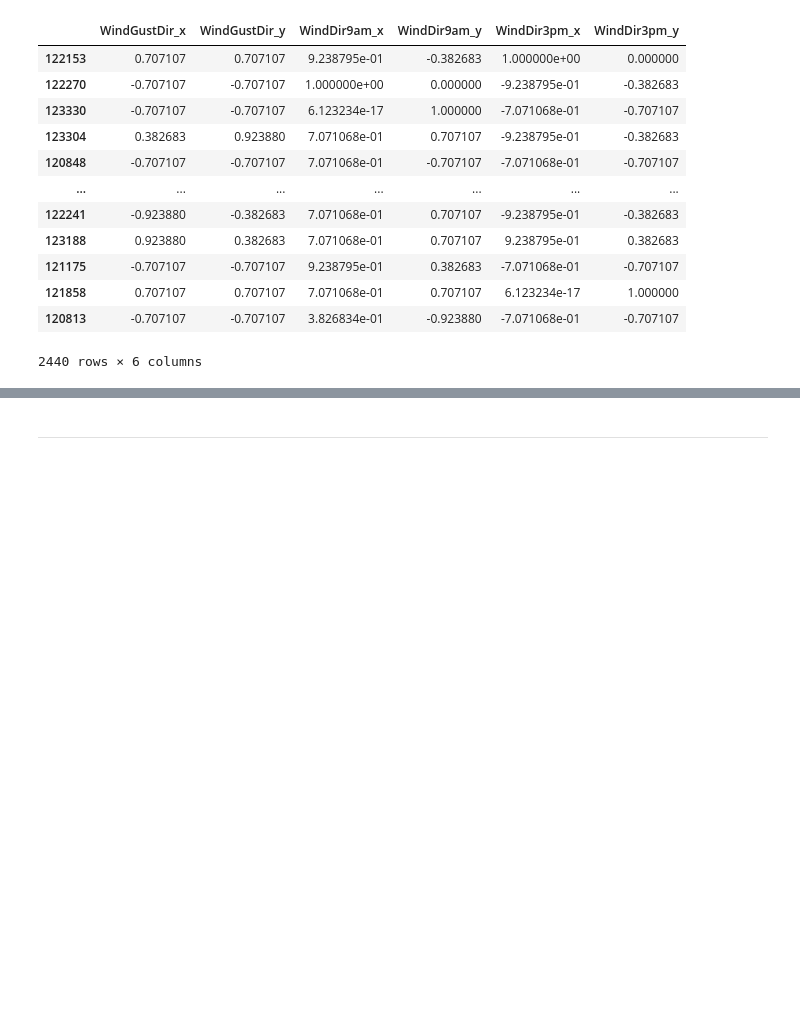
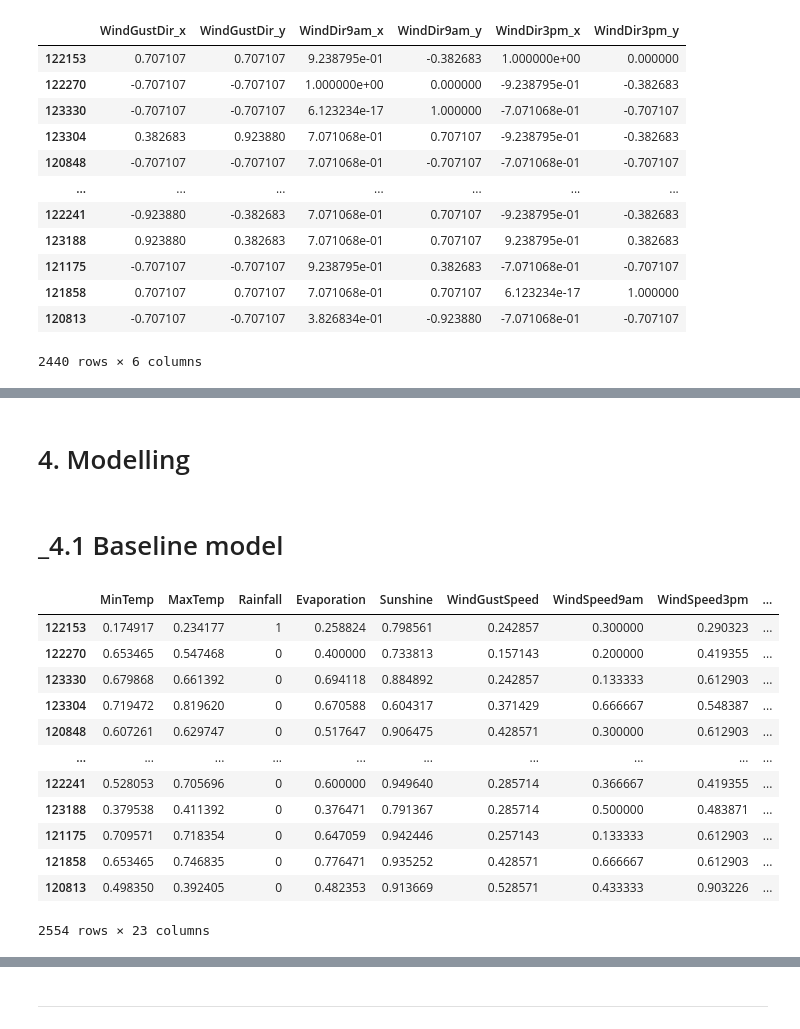
Before and after one commit to poolGolez/project-roosevelt, a Jupyter notebook: will-it-rain-in-perth.ipynb, the cells around one changed output, grey strips where cells are left out. Cells and saved outputs as stored; diff of their text form; code cells hidden in the pictures; blank space fills up the shorter version.

```diff
--- a/will-it-rain-in-perth.ipynb
+++ b/will-it-rain-in-perth.ipynb
@@ -1801,0 +1784,21 @@ transform_features(X_train).transpose()
+# %% [markdown]
+# 4. Modelling
+# %% [markdown]
+# _4.1 Baseline model
+# %%
+processed_X_train = transform_features(X_train)
+processed_X_train
+# %% [output]
+|  | MinTemp | MaxTemp | Rainfall | Evaporation | Sunshine | WindGustSpeed | WindSpeed9am | WindSpeed3pm | ... |
+| 122153 | 0.174917 | 0.234177 | 1 | 0.258824 | 0.798561 | 0.242857 | 0.300000 | 0.290323 | ... |
+| 122270 | 0.653465 | 0.547468 | 0 | 0.400000 | 0.733813 | 0.157143 | 0.200000 | 0.419355 | ... |
+| 123330 | 0.679868 | 0.661392 | 0 | 0.694118 | 0.884892 | 0.242857 | 0.133333 | 0.612903 | ... |
+| 123304 | 0.719472 | 0.819620 | 0 | 0.670588 | 0.604317 | 0.371429 | 0.666667 | 0.548387 | ... |
+| 120848 | 0.607261 | 0.629747 | 0 | 0.517647 | 0.906475 | 0.428571 | 0.300000 | 0.612903 | ... |
+| ... | ... | ... | ... | ... | ... | ... | ... | ... | ... |
+| 122241 | 0.528053 | 0.705696 | 0 | 0.600000 | 0.949640 | 0.285714 | 0.366667 | 0.419355 | ... |
+| 123188 | 0.379538 | 0.411392 | 0 | 0.376471 | 0.791367 | 0.285714 | 0.500000 | 0.483871 | ... |
+| 121175 | 0.709571 | 0.718354 | 0 | 0.647059 | 0.942446 | 0.257143 | 0.133333 | 0.612903 | ... |
+| 121858 | 0.653465 | 0.746835 | 0 | 0.776471 | 0.935252 | 0.428571 | 0.666667 | 0.612903 | ... |
+| 120813 | 0.498350 | 0.392405 | 0 | 0.482353 | 0.913669 | 0.528571 | 0.433333 | 0.903226 | ... |
+2554 rows × 23 columns
```
Also changed, not shown: parts of 6 cells of this notebook.
